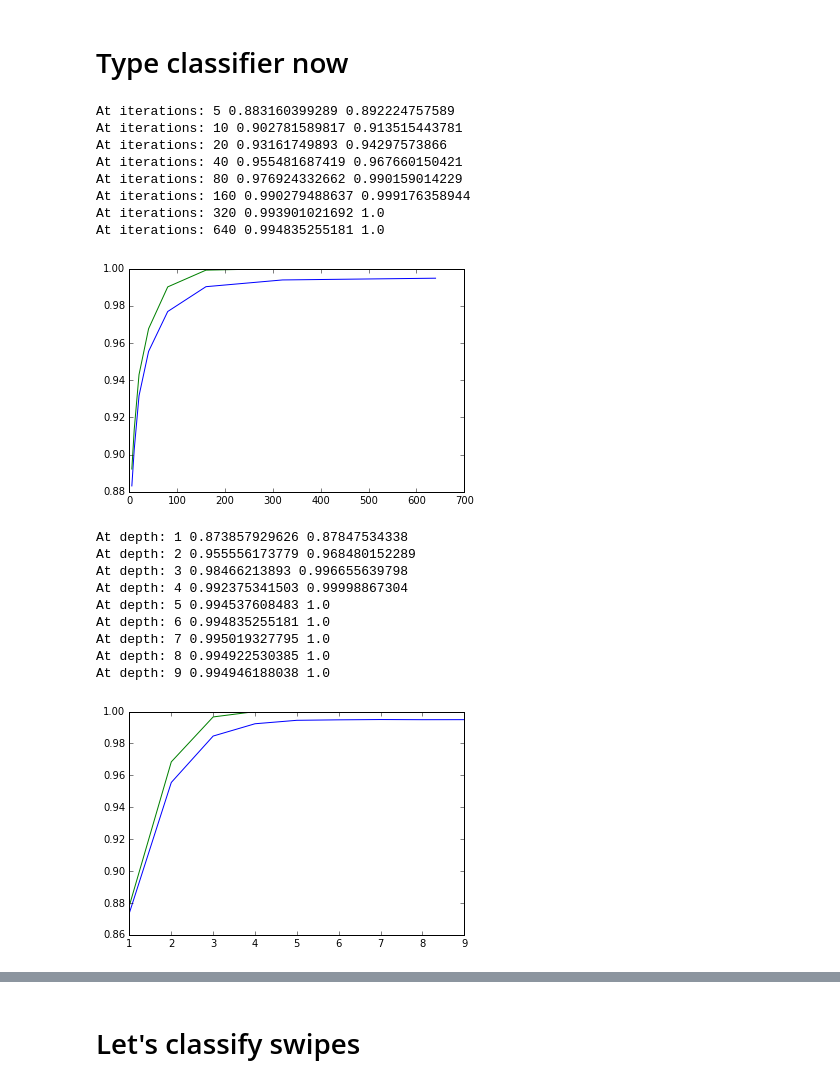
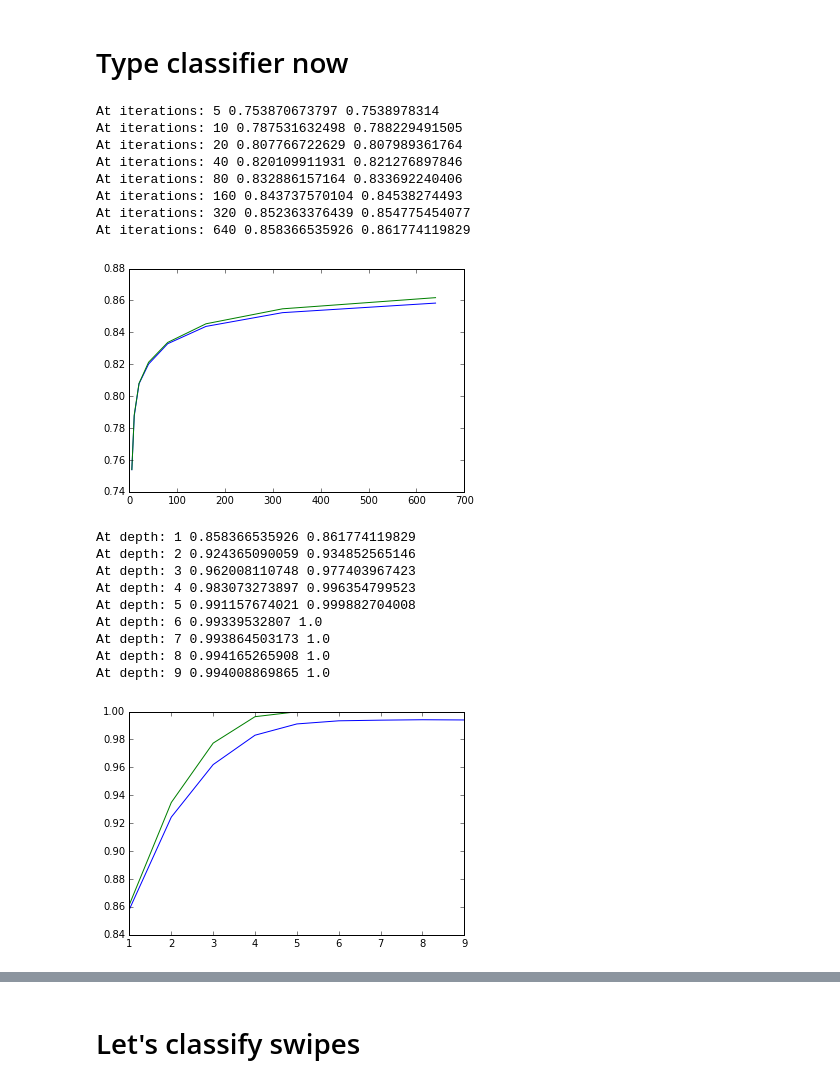
Before and after one commit to jenarvaezg/running-app-detection, a Jupyter notebook: TapAnalysis-BoostedTree.ipynb, the cells around one changed output, grey strips where cells are left out. Cells and saved outputs as stored; diff of their text form; code cells hidden in the pictures.

```diff
--- a/TapAnalysis-BoostedTree.ipynb
+++ b/TapAnalysis-BoostedTree.ipynb
@@ -79,6 +75,9 @@ k_fold = graphlab.cross_validation.KFold(graphlab.cross_validation.shuffle(train
 # %%
 def f1_score(model, data):
     return model.evaluate(data, metric='f1_score')['f1_score']
+
+def accuracy(model, data):
+    return model.evaluate(data, metric='accuracy')['accuracy']
 
 def get_cross_val_score(k_fold, model_factory, model_params, metric_f):
     val_errors = []
@@ -108,7 +107,7 @@ def get_best_max_iterations(k_fold, max_iterations_a, model_factory, model_param
 
         plt.plot(max_iterations_a, val_a)
         plt.plot(max_iterations_a, train_a)
-    if metric_f == f1_score:
+    if metric_f == f1_score or metric_f == accuracy:
         return max_iterations_a[val_a.index(max(val_a))], max(val_a)
     return max_iterations_a[val_a.index(min(val_a))], min(val_a)
 
@@ -130,9 +129,9 @@ def get_best_depth(k_fold, depths, model_factory, model_params, metric_f, plot=T
 
         plt.plot(depths, val_a)
         plt.plot(depths, train_a)
-    if metric_f == f1_score:
+    if metric_f == f1_score or metric_f == accuracy:
         return depths[val_a.index(max(val_a))], max(val_a)
-    return depths[val_errors.index(min(val_a))], min(val_a)
+    return depths[val_a.index(min(val_a))], min(val_a)
 # %%
 max_iterations_a = [5, 10, 20, 40, 80, 160, 320, 640]
 model_params = dict([('target', 'noise'), ('features', features), ('verbose', False), ('validation_set', None),
@@ -215,36 +201,36 @@ predicted_not_noise = test[optimized_noise_classifier.predict(test) == 0]
 # %%
 not_noise_k_fold = graphlab.cross_validation.KFold(graphlab.cross_validation.shuffle(not_noise_train), 5)
 # %%
-model_params = dict([('target', 'type'), ('features', features), ('verbose', False), ('validation_set', None)])
+model_params = {'target': 'type', 'features': features, 'verbose': False, 'validation_set': None, 'max_depth': 1}
 model_factory = graphlab.boosted_trees_classifier.create
 type_max_iterations = get_best_max_iterations(not_noise_k_fold, max_iterations_a, model_factory,
-                                              model_params, f1_score)
+                                              model_params, accuracy)
 # %% [output]
-At iterations: 5 0.883160399289 0.892224757589
-At iterations: 10 0.902781589817 0.913515443781
-At iterations: 20 0.93161749893 0.94297573866
-At iterations: 40 0.955481687419 0.967660150421
-At iterations: 80 0.976924332662 0.990159014229
-At iterations: 160 0.990279488637 0.999176358944
-At iterations: 320 0.993901021692 1.0
-At iterations: 640 0.994835255181 1.0
+At iterations: 5 0.753870673797 0.7538978314
+At iterations: 10 0.787531632498 0.788229491505
+At iterations: 20 0.807766722629 0.807989361764
+At iterations: 40 0.820109911931 0.821276897846
+At iterations: 80 0.832886157164 0.833692240406
+At iterations: 160 0.843737570104 0.84538274493
+At iterations: 320 0.852363376439 0.854775454077
+At iterations: 640 0.858366535926 0.861774119829
-[figure, old version]
+[figure, new version]
 # %%
 depths = range(1,10)
 
 model_params['max_iterations'] = type_max_iterations[0]
-type_max_depth = get_best_depth(not_noise_k_fold, depths, model_factory, model_params, f1_score)
+type_max_depth = get_best_depth(not_noise_k_fold, depths, model_factory, model_params, accuracy)
 # %% [output]
-At depth: 1 0.873857929626 0.87847534338
-At depth: 2 0.955556173779 0.968480152289
-At depth: 3 0.98466213893 0.996655639798
-At depth: 4 0.992375341503 0.99998867304
-At depth: 5 0.994537608483 1.0
-At depth: 6 0.994835255181 1.0
-At depth: 7 0.995019327795 1.0
-At depth: 8 0.994922530385 1.0
-At depth: 9 0.994946188038 1.0
+At depth: 1 0.858366535926 0.861774119829
+At depth: 2 0.924365090059 0.934852565146
+At depth: 3 0.962008110748 0.977403967423
+At depth: 4 0.983073273897 0.996354799523
+At depth: 5 0.991157674021 0.999882704008
+At depth: 6 0.99339532807 1.0
+At depth: 7 0.993864503173 1.0
+At depth: 8 0.994165265908 1.0
+At depth: 9 0.994008869865 1.0
-[figure, old version]
+[figure, new version]
 # %%
 train_set_to_use = not_noise_train
 max_depth_to_use = type_max_depth[0]
```
Also changed, not shown: parts of 17 cells of this notebook, 3 other files.
